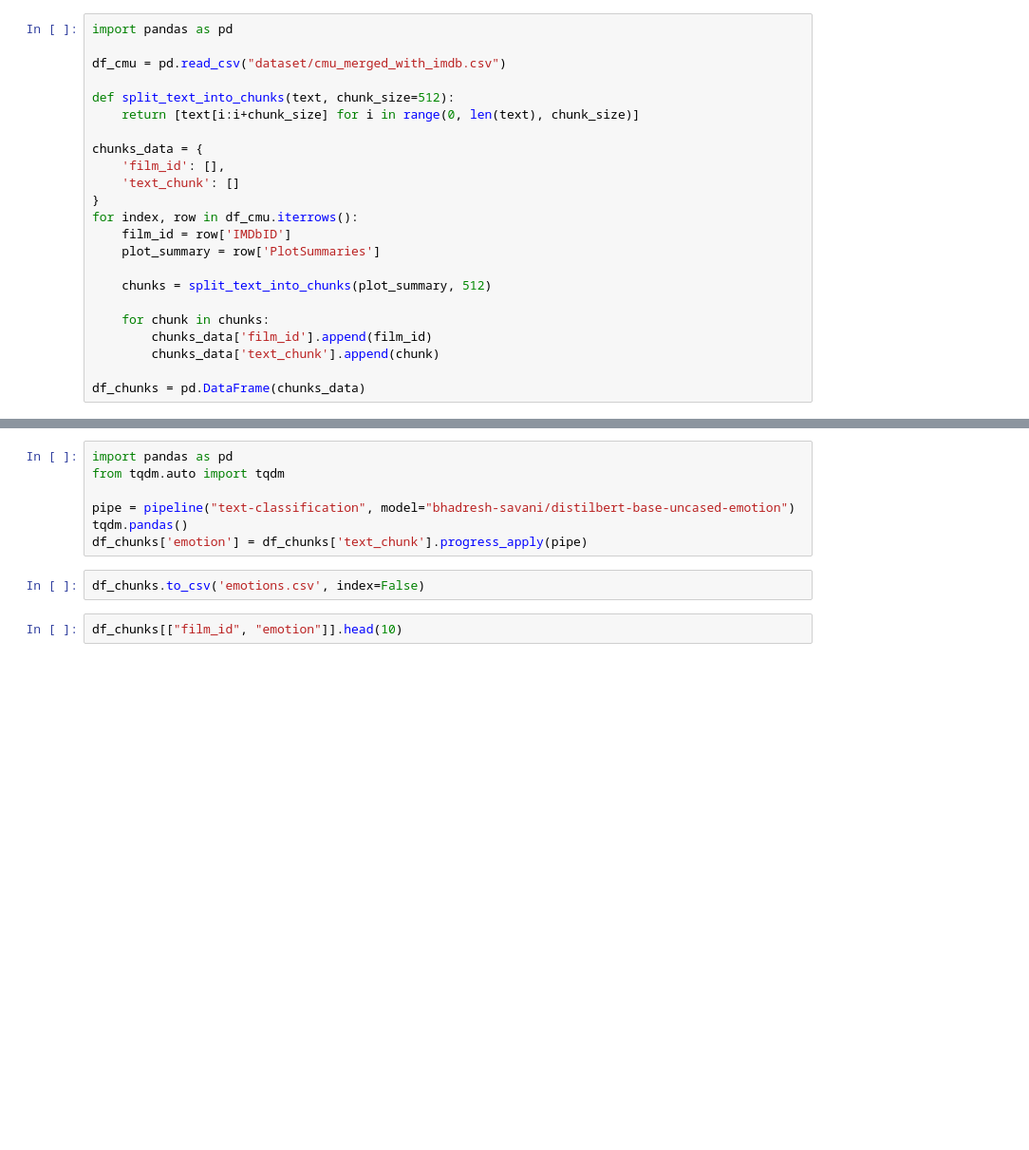
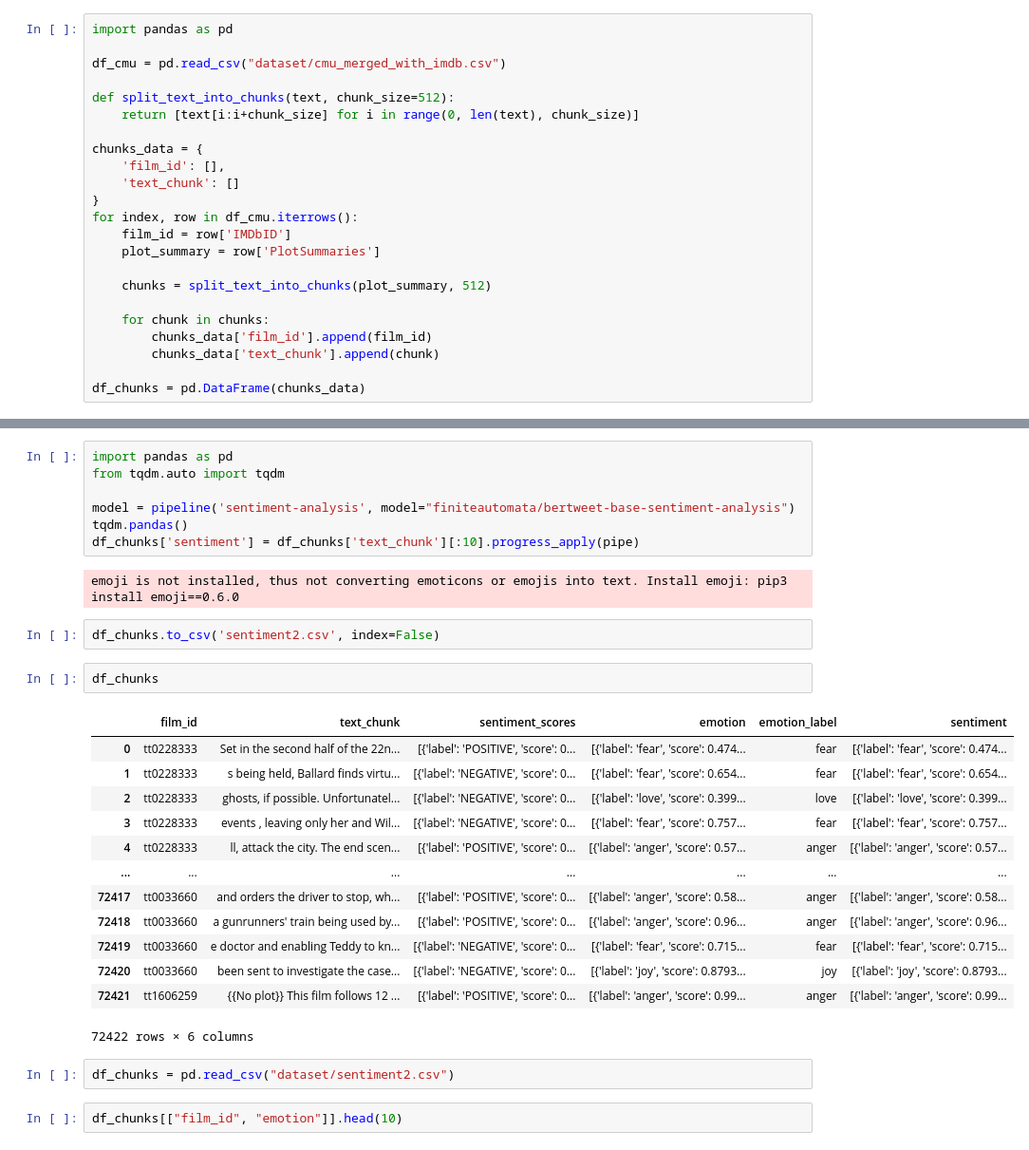
Before and after one commit to epfl-ada/ada-2023-project-padawans, a Jupyter notebook: Q4.ipynb, the cells around one changed output, grey strips where cells are left out. Shown at 95% size. Drawn from its saved outputs; the diff is of its cells as text; blank space fills up the shorter version.

```diff
--- a/Q4.ipynb
+++ b/Q4.ipynb
@@ -65,11 +75,31 @@ df_chunks
 import pandas as pd
 from tqdm.auto import tqdm
 
-pipe = pipeline("text-classification", model="bhadresh-savani/distilbert-base-uncased-emotion")
+model = pipeline('sentiment-analysis', model="finiteautomata/bertweet-base-sentiment-analysis")
 tqdm.pandas()
-df_chunks['emotion'] = df_chunks['text_chunk'].progress_apply(pipe)
+df_chunks['sentiment'] = df_chunks['text_chunk'][:10].progress_apply(pipe)
+# %% [output]
+emoji is not installed, thus not converting emoticons or emojis into text. Install emoji: pip3 install emoji==0.6.0
 # %%
-df_chunks.to_csv('emotions.csv', index=False)
+df_chunks.to_csv('sentiment2.csv', index=False)
+# %%
+df_chunks
+# %% [output]
+|  | film_id | text_chunk | sentiment_scores | emotion | emotion_label | sentiment |
+| 0 | tt0228333 | Set in the second half of the 22n... | [{'label': 'POSITIVE', 'score': 0... | [{'label': 'fear', 'score': 0.474... | fear | [{'label': 'fear', 'score': 0.474... |
+| 1 | tt0228333 | s being held, Ballard finds virtu... | [{'label': 'NEGATIVE', 'score': 0... | [{'label': 'fear', 'score': 0.654... | fear | [{'label': 'fear', 'score': 0.654... |
+| 2 | tt0228333 | ghosts, if possible. Unfortunatel... | [{'label': 'NEGATIVE', 'score': 0... | [{'label': 'love', 'score': 0.399... | love | [{'label': 'love', 'score': 0.399... |
+| 3 | tt0228333 | events , leaving only her and Wil... | [{'label': 'NEGATIVE', 'score': 0... | [{'label': 'fear', 'score': 0.757... | fear | [{'label': 'fear', 'score': 0.757... |
+| 4 | tt0228333 | ll, attack the city. The end scen... | [{'label': 'POSITIVE', 'score': 0... | [{'label': 'anger', 'score': 0.57... | anger | [{'label': 'anger', 'score': 0.57... |
+| ... | ... | ... | ... | ... | ... | ... |
+| 72417 | tt0033660 | and orders the driver to stop, wh... | [{'label': 'POSITIVE', 'score': 0... | [{'label': 'anger', 'score': 0.58... | anger | [{'label': 'anger', 'score': 0.58... |
+| 72418 | tt0033660 | a gunrunners' train being used by... | [{'label': 'POSITIVE', 'score': 0... | [{'label': 'anger', 'score': 0.96... | anger | [{'label': 'anger', 'score': 0.96... |
+| 72419 | tt0033660 | e doctor and enabling Teddy to kn... | [{'label': 'NEGATIVE', 'score': 0... | [{'label': 'fear', 'score': 0.715... | fear | [{'label': 'fear', 'score': 0.715... |
+| 72420 | tt0033660 | been sent to investigate the case... | [{'label': 'NEGATIVE', 'score': 0... | [{'label': 'joy', 'score': 0.8793... | joy | [{'label': 'joy', 'score': 0.8793... |
+| 72421 | tt1606259 | {{No plot}} This film follows 12 ... | [{'label': 'POSITIVE', 'score': 0... | [{'label': 'anger', 'score': 0.99... | anger | [{'label': 'anger', 'score': 0.99... |
+72422 rows × 6 columns
+# %%
+df_chunks = pd.read_csv("dataset/sentiment2.csv")
 # %%
 df_chunks[["film_id", "emotion"]].head(10)
 # %% [output]
```
Also changed, not shown: parts of 30 cells of this notebook, 29 other files.
